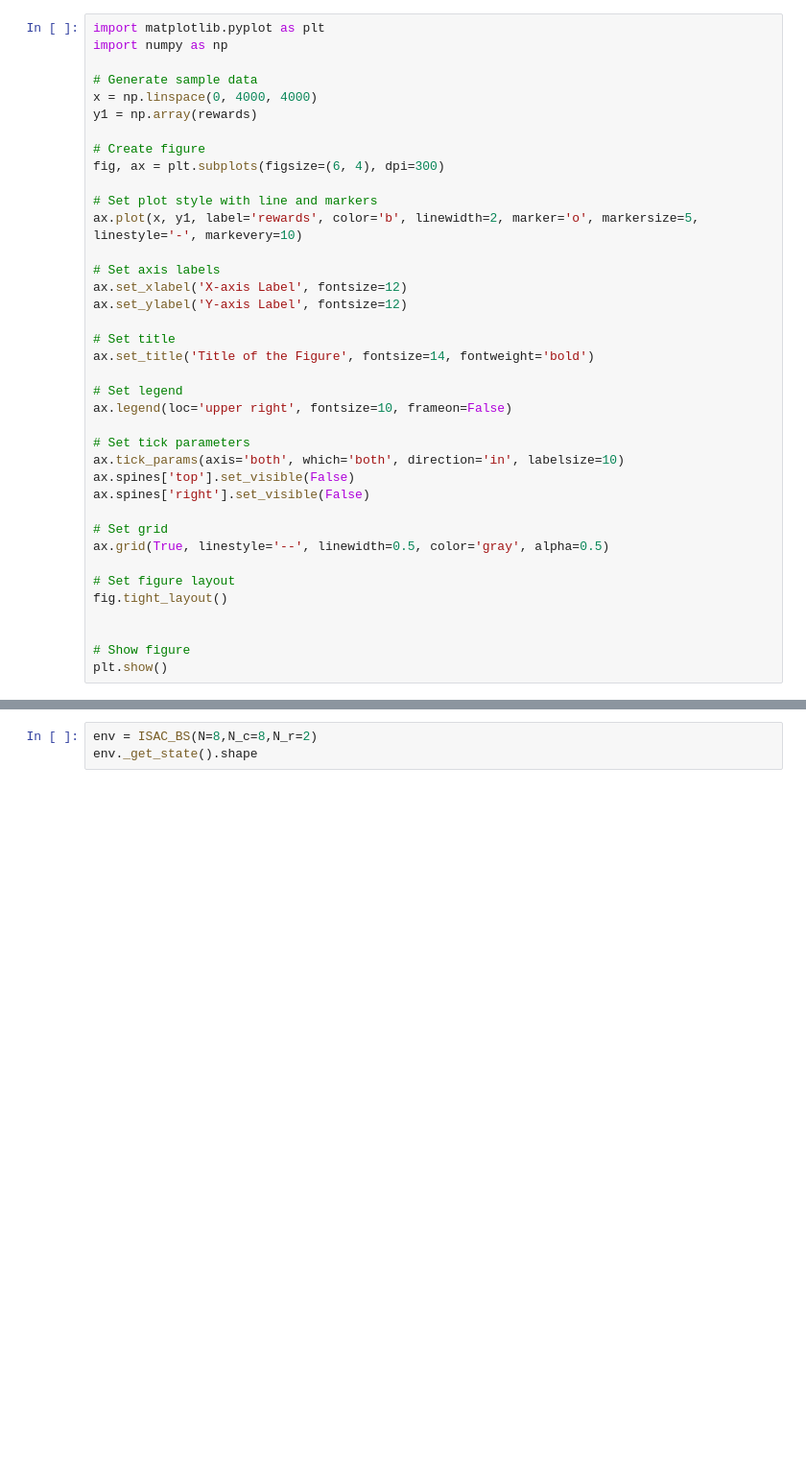
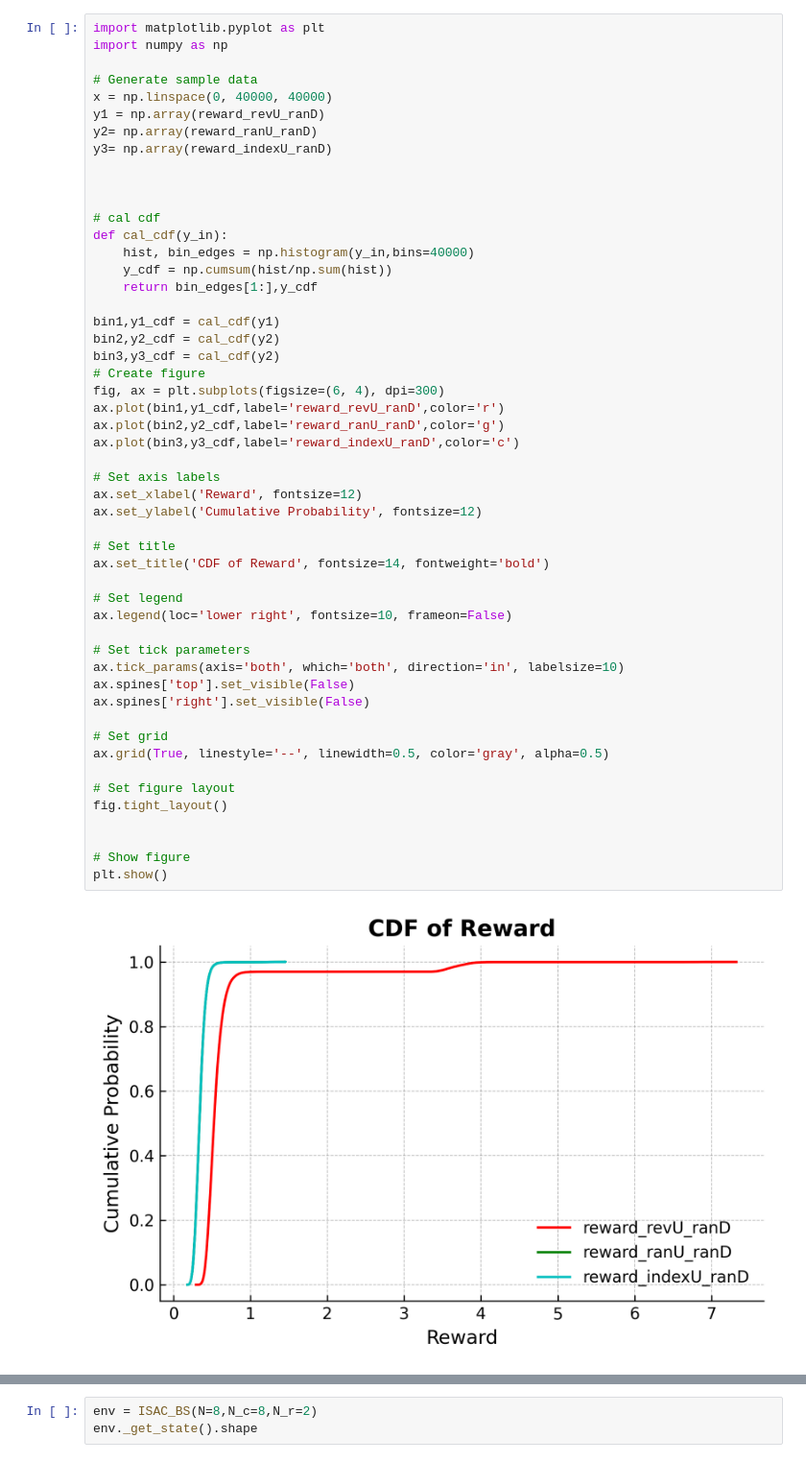
Before and after one commit to Aplacaca/Deep-Reinforcement-Learning-Empowered-OFDM-Subcarrier-Allocation-in-ISAC, a Jupyter notebook: test.ipynb, the cells around one changed output, grey strips where cells are left out. Shown at 96% size. Cells and saved outputs as stored; diff of their text form; blank space fills up the shorter version.

```diff
--- a/test.ipynb
+++ b/test.ipynb
@@ -17,38 +159,53 @@ for i in range(4000):
 # %%
 import matplotlib.pyplot as plt
 import numpy as np
 
 # Generate sample data
-x = np.linspace(0, 4000, 4000)
-y1 = np.array(rewards)
+x = np.linspace(0, 40000, 40000)
+y1 = np.array(reward_revU_ranD)
+y2= np.array(reward_ranU_ranD)
+y3= np.array(reward_indexU_ranD)
 
+
+
+# cal cdf
+def cal_cdf(y_in):
+    hist, bin_edges = np.histogram(y_in,bins=40000)
+    y_cdf = np.cumsum(hist/np.sum(hist))
+    return bin_edges[1:],y_cdf
+
+bin1,y1_cdf = cal_cdf(y1)
+bin2,y2_cdf = cal_cdf(y2)
+bin3,y3_cdf = cal_cdf(y2)
 # Create figure
 fig, ax = plt.subplots(figsize=(6, 4), dpi=300)
-
-# Set plot style with line and markers
-ax.plot(x, y1, label='rewards', color='b', linewidth=2, marker='o', markersize=5, linestyle='-', markevery=10)
+ax.plot(bin1,y1_cdf,label='reward_revU_ranD',color='r')
+ax.plot(bin2,y2_cdf,label='reward_ranU_ranD',color='g')
+ax.plot(bin3,y3_cdf,label='reward_indexU_ranD',color='c')
 
 # Set axis labels
-ax.set_xlabel('X-axis Label', fontsize=12)
-ax.set_ylabel('Y-axis Label', fontsize=12)
+ax.set_xlabel('Reward', fontsize=12)
+ax.set_ylabel('Cumulative Probability', fontsize=12)
 
 # Set title
-ax.set_title('Title of the Figure', fontsize=14, fontweight='bold')
+ax.set_title('CDF of Reward', fontsize=14, fontweight='bold')
 
 # Set legend
-ax.legend(loc='upper right', fontsize=10, frameon=False)
+ax.legend(loc='lower right', fontsize=10, frameon=False)
 
 # Set tick parameters
 ax.tick_params(axis='both', which='both', direction='in', labelsize=10)
 ax.spines['top'].set_visible(False)
 ax.spines['right'].set_visible(False)
 
 # Set grid
 ax.grid(True, linestyle='--', linewidth=0.5, color='gray', alpha=0.5)
 
 # Set figure layout
 fig.tight_layout()
 
 
 # Show figure
 plt.show()
+# %% [output]
+[figure, added]
```
Also changed, not shown: parts of 8 cells of this notebook, 8 other files.
